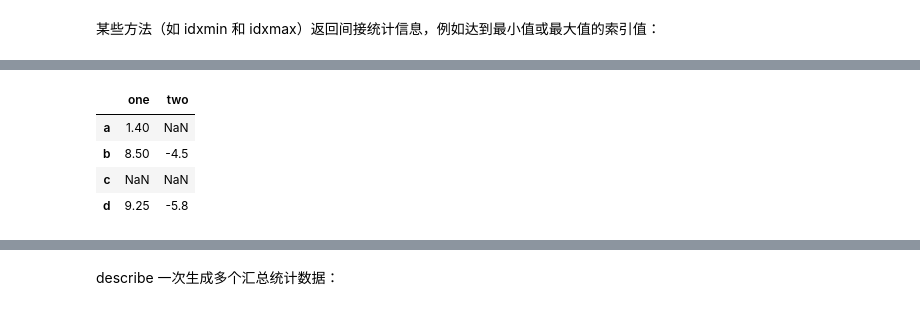
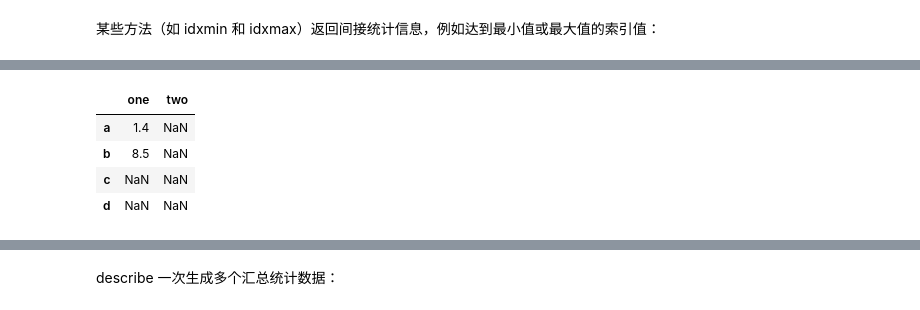
Before and after one commit to d0m999/python-basics-for-quant-trading, a Jupyter notebook: pydata-study/5-start-pandas.ipynb, the cells around one changed output, grey strips where cells are left out. Cells and saved outputs as stored; diff of their text form; code cells hidden in the pictures.

```diff
--- a/pydata-study/5-start-pandas.ipynb
+++ b/pydata-study/5-start-pandas.ipynb
@@ -1994,8 +2025,8 @@ dtype: object
 # %%
-df.cumsum()
+df.cumsum(skipna=False)
 # %% [output]
 |  | one | two |
-| a | 1.40 | NaN |
-| b | 8.50 | -4.5 |
+| a | 1.4 | NaN |
+| b | 8.5 | NaN |
 | c | NaN | NaN |
-| d | 9.25 | -5.8 |
+| d | NaN | NaN |
```
Also changed, not shown: parts of 26 cells of this notebook.
